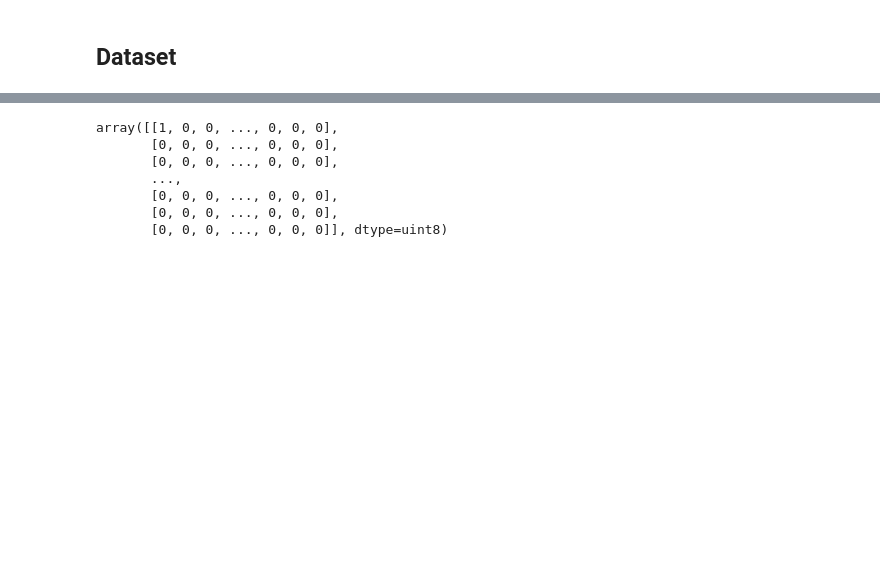
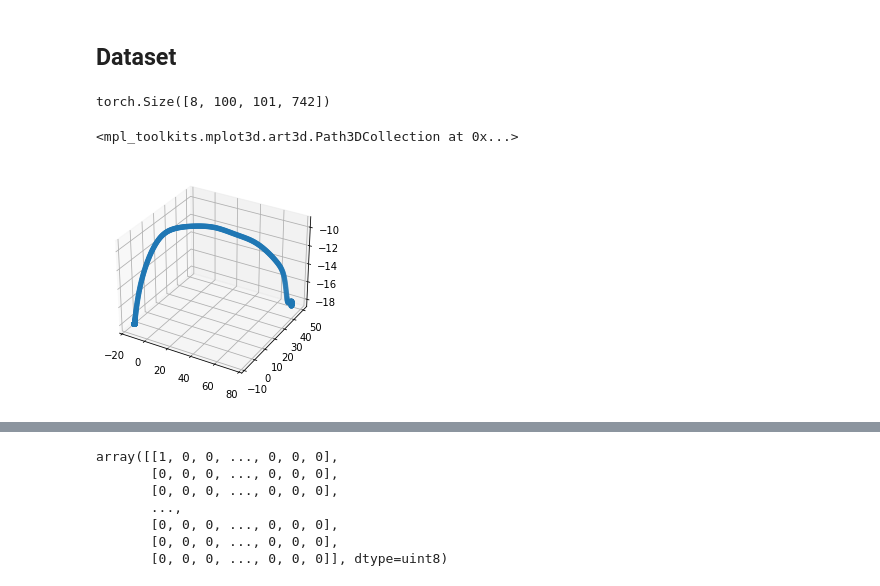
Before and after one commit to Kim-Ju-Hyeon/GSL, a Jupyter notebook: CCN_Final_Project_DataPreprocessing.ipynb, the cells around one changed output, grey strips where cells are left out. Drawn from its saved outputs; the diff is of its cells as text; code cells hidden in the pictures; blank space fills up the shorter version.

```diff
--- a/CCN_Final_Project_DataPreprocessing.ipynb
+++ b/CCN_Final_Project_DataPreprocessing.ipynb
@@ -99,4 +99,4 @@ total_handpos = np.stack(total_handpos)
 # %%
 from torch_geometric.data import Data
 # %%
-dataset = pickle.load(open('./data/CCN/monkey_spike.pickle', 'rb'))
+dataset = pickle.load(open('./data/CCN/monkeydata.pickle', 'rb'))
@@ -102,0 +105,16 @@ dataset = pickle.load(open('./data/CCN/monkey_spike.pickle', 'rb'))
+# %%
+dataset.shape
+# %% [output]
+torch.Size([8, 100, 101, 742])
+# %%
+x = dataset[0,0,-3,:]
+y = dataset[0,0,-2,:]
+z = dataset[0,0,-1,:]
+# %%
+fig = plt.figure()
+ax = fig.gca(projection='3d')
+
+ax.scatter(x, y, z)
+# %% [output]
+<mpl_toolkits.mplot3d.art3d.Path3DCollection at 0x...>
+[figure, added]
```
Also changed, not shown: parts of 3 cells of this notebook, 2 other files.
